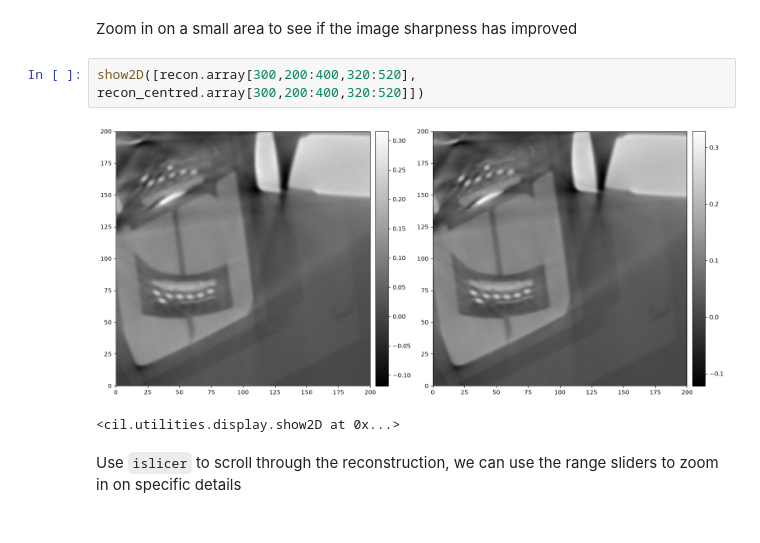
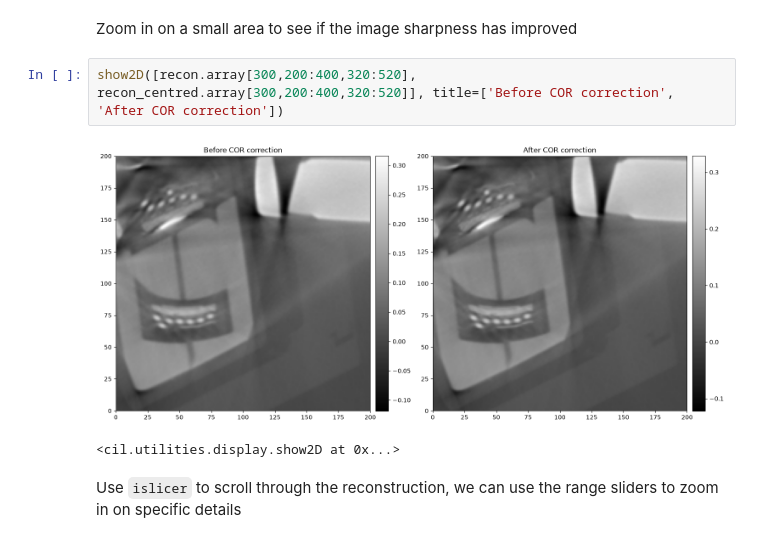
Before and after one commit to TomographicImaging/CIL-Reader-Showcase, a Jupyter notebook: 005_WaygateReader_Plug.ipynb, the cells around one changed output. Saved outputs shown, nothing was run; the diff lists cells and outputs as text.

```diff
--- a/005_WaygateReader_Plug.ipynb
+++ b/005_WaygateReader_Plug.ipynb
@@ -159,9 +159,9 @@ Reconstruction Options:
 # %% [markdown]
 Zoom in on a small area to see if the image sharpness has improved
 # %%
-show2D([recon.array[300,200:400,320:520], recon_centred.array[300,200:400,320:520]])
+show2D([recon.array[300,200:400,320:520], recon_centred.array[300,200:400,320:520]], title=['Before COR correction', 'After COR correction'])
 # %% [output]
-[figure, old version]
+[figure, new version]
 <cil.utilities.display.show2D at 0x...>
 # %% [markdown]
 Use `islicer` to scroll through the reconstruction, we can use the range sliders to zoom in on specific details
```
Also changed, not shown: parts of 7 cells of this notebook, 4 other files.
